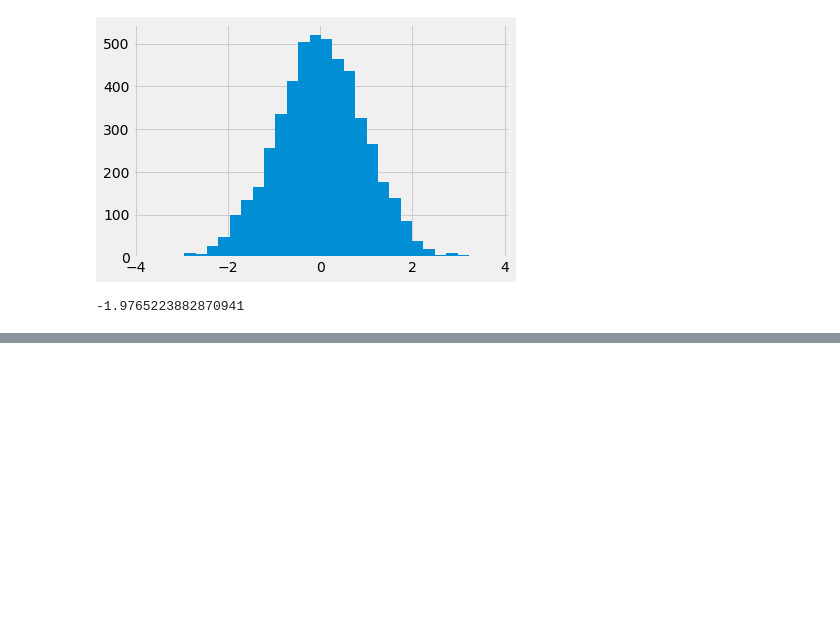
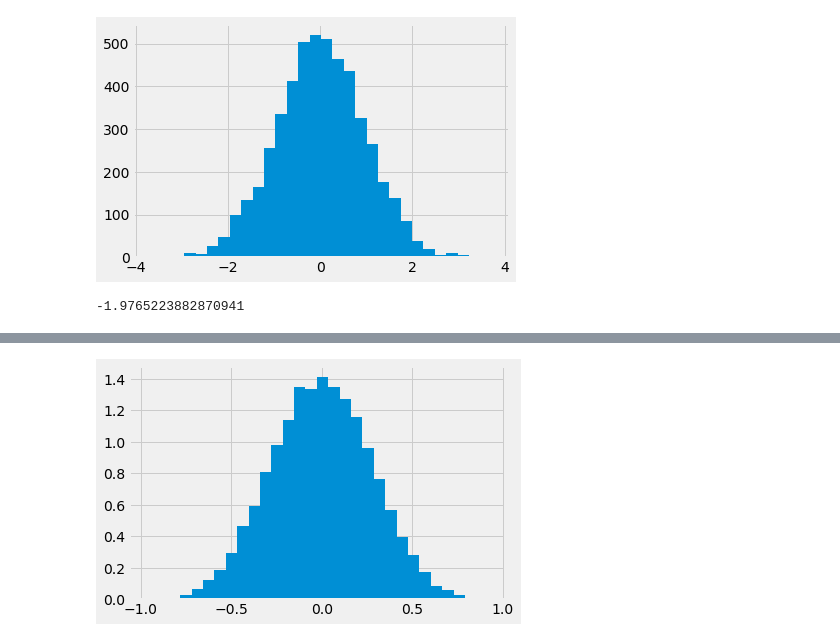
Before and after one commit to pmgasper/Berkeley_DataScience, a Jupyter notebook: c2_lec8_ABtesting.ipynb, the cells around one changed output, grey strips where cells are left out. Drawn from its saved outputs; the diff is of its cells as text; code cells hidden in the pictures; blank space fills up the shorter version.

```diff
--- a/c2_lec8_ABtesting.ipynb
+++ b/c2_lec8_ABtesting.ipynb
@@ -229,0 +339,5 @@ smoker.mean() - nonsmoker.mean()
+# %%
+plt.hist(sim_drops_diff, density=True, bins=30)
+plt.show()
+# %% [output]
+[figure, added]
```
Also changed, not shown: parts of 24 cells of this notebook, 2 other files.
